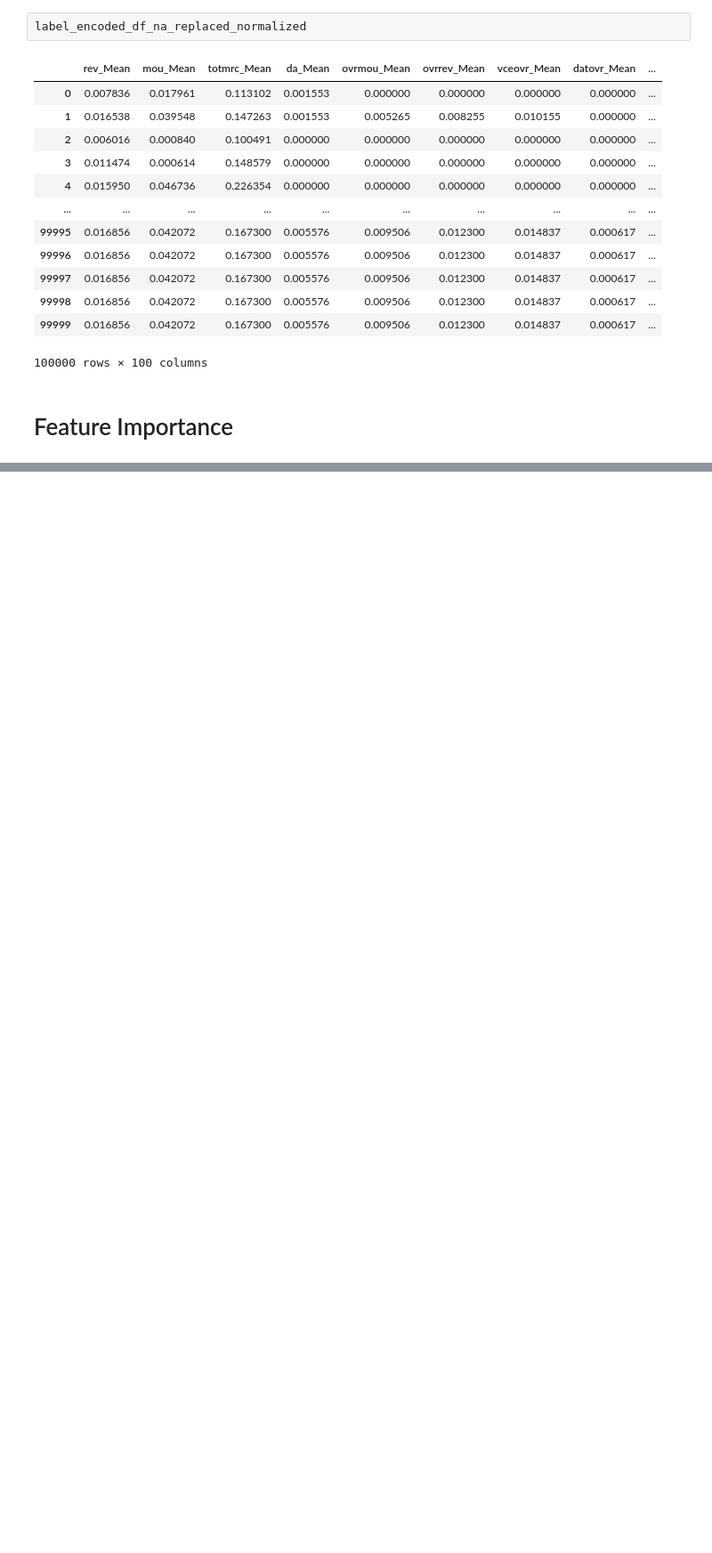
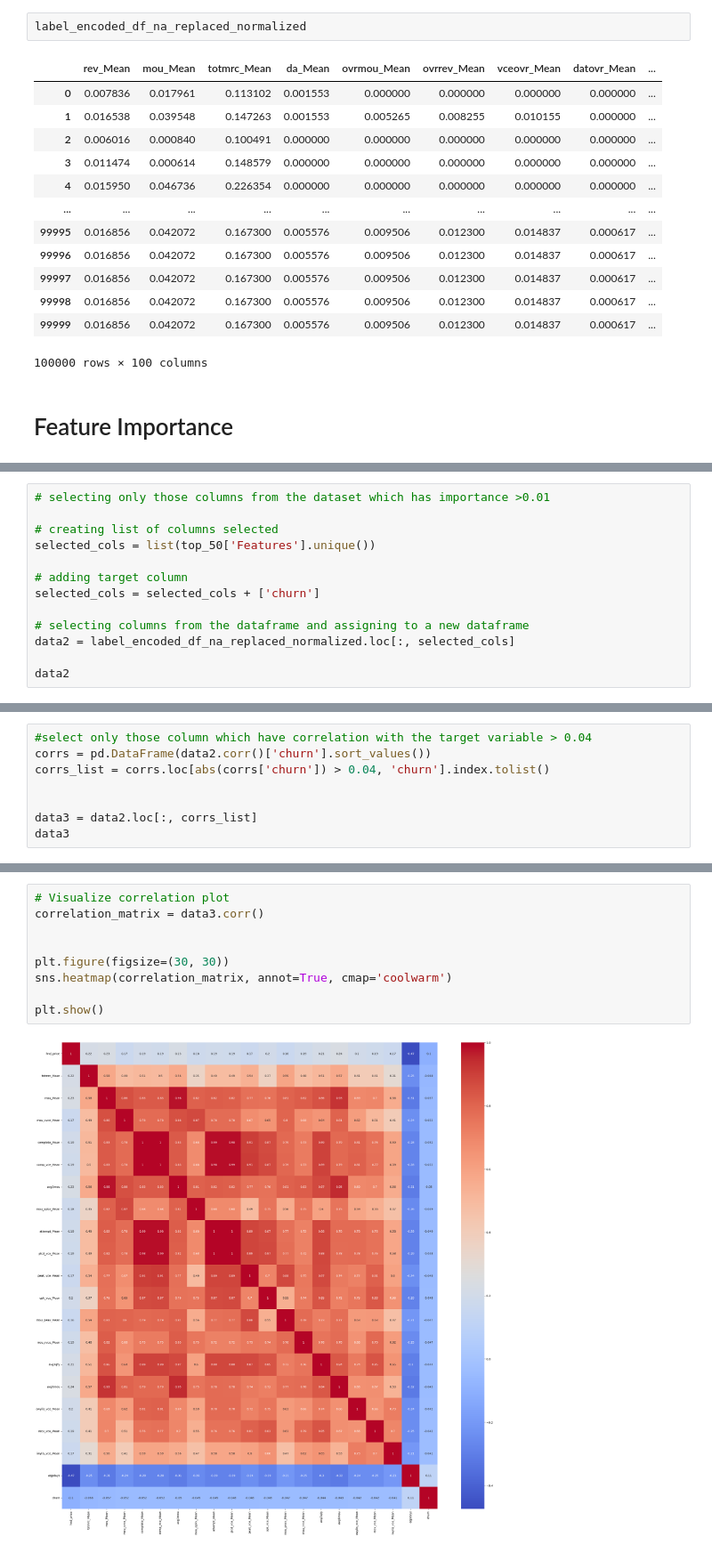
Before and after one commit to annanasi-mon/Telecom_churn, a Jupyter notebook: Churn_telekom_project.ipynb, the cells around one changed output, grey strips where cells are left out. Shown at 89% size. Saved outputs shown, nothing was run; the diff lists cells and outputs as text; blank space fills up the shorter version.

```diff
--- a/Churn_telekom_project.ipynb
+++ b/Churn_telekom_project.ipynb
@@ -166,0 +219,13 @@ Reduced number of features: (100000, 50)
+# %%
+# selecting only those columns from the dataset which has importance >0.01
+
+# creating list of columns selected
+selected_cols = list(top_50['Features'].unique())
+
+# adding target column
+selected_cols = selected_cols + ['churn']
+
+# selecting columns from the dataframe and assigning to a new dataframe
+data2 = label_encoded_df_na_replaced_normalized.loc[:, selected_cols]
+
+data2
@@ -166,0 +246,8 @@ Reduced number of features: (100000, 50)
+# %%
+#select only those column which have correlation with the target variable > 0.04
+corrs = pd.DataFrame(data2.corr()['churn'].sort_values())
+corrs_list = corrs.loc[abs(corrs['churn']) > 0.04, 'churn'].index.tolist()
+
+
+data3 = data2.loc[:, corrs_list]
+data3
@@ -166,0 +268,11 @@ Reduced number of features: (100000, 50)
+# %%
+# Visualize correlation plot
+correlation_matrix = data3.corr()
+
+
+plt.figure(figsize=(30, 30))
+sns.heatmap(correlation_matrix, annot=True, cmap='coolwarm')
+
+plt.show()
+# %% [output]
+[figure, added]
```
Also changed, not shown: parts of 23 cells of this notebook.
